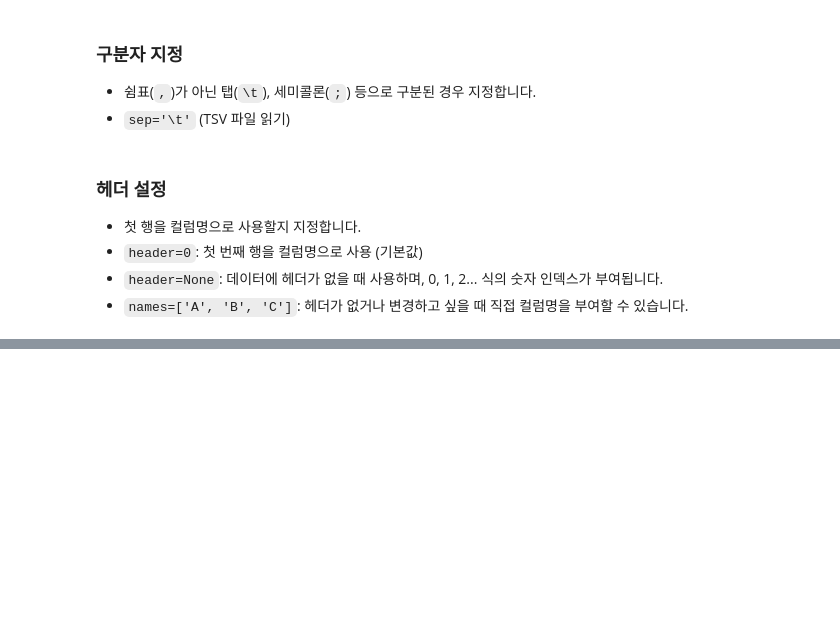
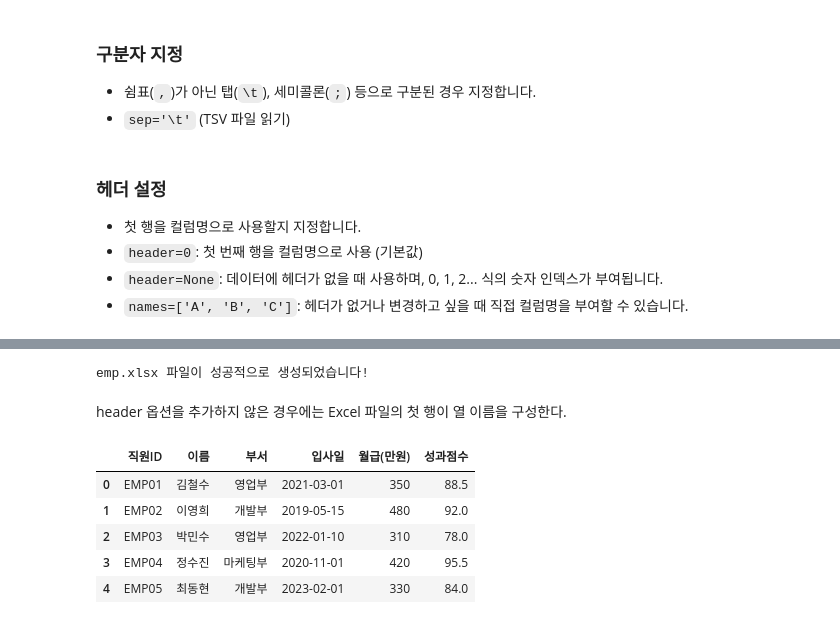
Before and after one commit to lshee9008/pandas_edu, a Jupyter notebook: data08_pandas기본.ipynb, the cells around one changed output, grey strips where cells are left out. Saved outputs shown, nothing was run; the diff lists cells and outputs as text; code cells hidden in the pictures; blank space fills up the shorter version.

```diff
--- a/data08_pandas기본.ipynb
+++ b/data08_pandas기본.ipynb
@@ -375,0 +573,39 @@ csv 파일 -> 데이터 프레임: paadas.read_csv("파일 경로(이름)")
+# %%
+import openpyxl
+
+import pandas as pd
+
+# 1. 샘플 데이터 생성 (직원 정보 및 실적 데이터)
+data = {
+    '직원ID': ['EMP01', 'EMP02', 'EMP03', 'EMP04', 'EMP05'],
+    '이름': ['김철수', '이영희', '박민수', '정수진', '최동현'],
+    '부서': ['영업부', '개발부', '영업부', '마케팅부', '개발부'],
+    '입사일': ['2021-03-01', '2019-05-15', '2022-01-10', '2020-11-01', '2023-02-01'],
+    '월급(만원)': [350, 480, 310, 420, 330],
+    '성과점수': [88.5, 92.0, 78.0, 95.5, 84.0]
+}
+
+df = pd.DataFrame(data)
+
+# 2. 'Sheet1' 시트 명으로 'data.xlsx' 저장
+df.to_excel('source/emp.xlsx', sheet_name='Sheet1', index=False)
+
+print("emp.xlsx 파일이 성공적으로 생성되었습니다!")
+# %% [output]
+emp.xlsx 파일이 성공적으로 생성되었습니다!
+# %% [markdown]
+header 옵션을 추가하지 않은 경우에는 Excel 파일의 첫 행이 열 이름을 구성한다.
+# %%
+# read_excel() 함수로 데이터프레임 변환: header=0 (default 옵션)
+# openpyxl 설치 필요
+df1 = pd.read_excel('./source/emp.xlsx', engine='openpyxl')
+
+# 데이터프레임 출력
+df1.head()
+# %% [output]
+|  | 직원ID | 이름 | 부서 | 입사일 | 월급(만원) | 성과점수 |
+| 0 | EMP01 | 김철수 | 영업부 | 2021-03-01 | 350 | 88.5 |
+| 1 | EMP02 | 이영희 | 개발부 | 2019-05-15 | 480 | 92.0 |
+| 2 | EMP03 | 박민수 | 영업부 | 2022-01-10 | 310 | 78.0 |
+| 3 | EMP04 | 정수진 | 마케팅부 | 2020-11-01 | 420 | 95.5 |
+| 4 | EMP05 | 최동현 | 개발부 | 2023-02-01 | 330 | 84.0 |
```
Also changed, not shown: parts of 82 cells of this notebook, 18 other files.
